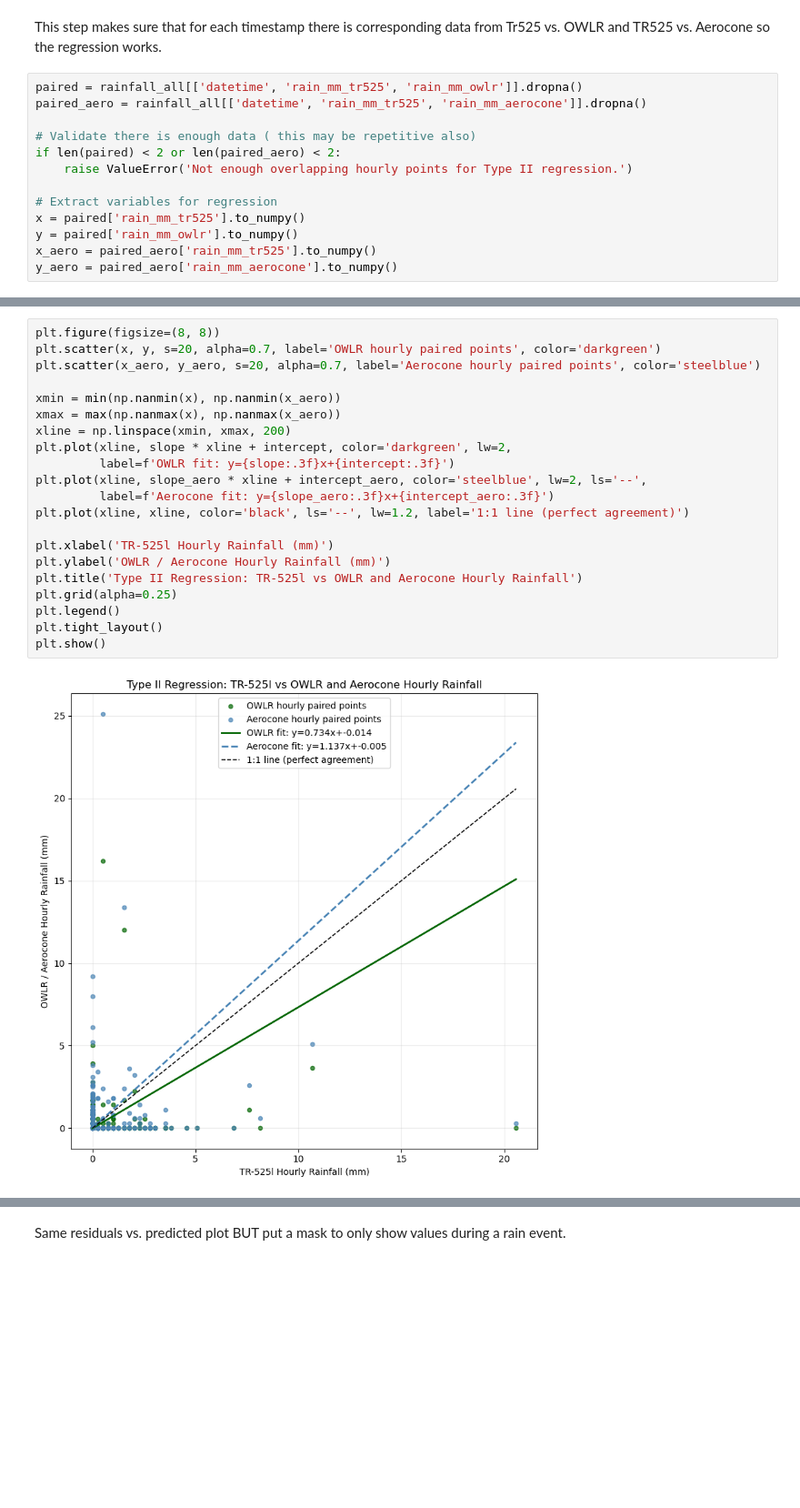
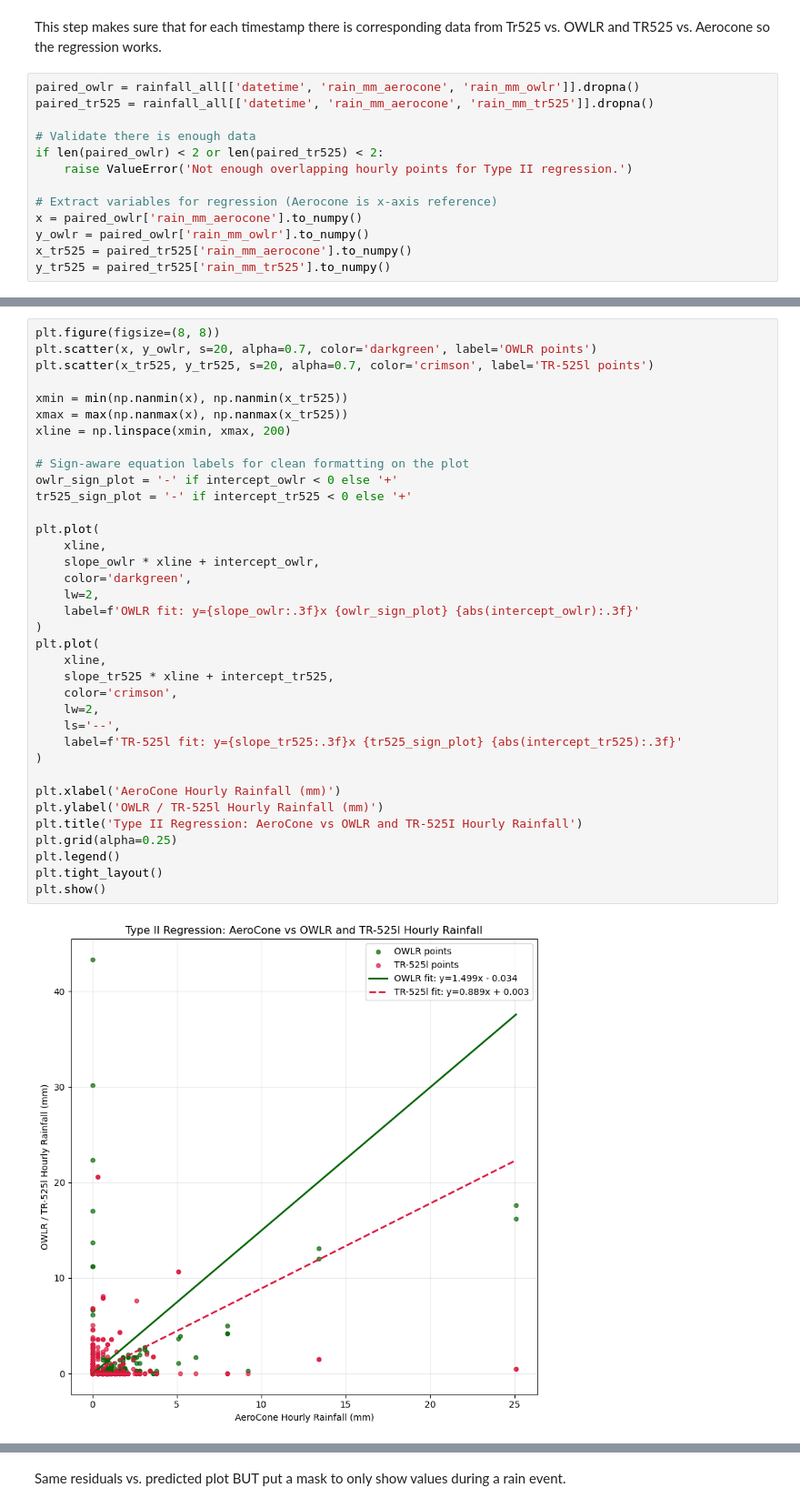
Before and after one commit to COAST-Lab/Open-Water-Level-and-Rainfall-Sensor, a Jupyter notebook: Data Analysis/rainfallAnalysisUpdated.ipynb, the cells around one changed output, grey strips where cells are left out. Shown at 91% size. Drawn from its saved outputs; the diff is of its cells as text; blank space fills up the shorter version.

```diff
--- a/Data Analysis/rainfallAnalysisUpdated.ipynb
+++ b/Data Analysis/rainfallAnalysisUpdated.ipynb
@@ -360,17 +562,17 @@ Assumes that all sensors have error
 # %% [markdown]
 This step makes sure that for each timestamp there is corresponding data from Tr525 vs. OWLR and TR525 vs. Aerocone so the regression works.
 # %%
-paired = rainfall_all[['datetime', 'rain_mm_tr525', 'rain_mm_owlr']].dropna()
-paired_aero = rainfall_all[['datetime', 'rain_mm_tr525', 'rain_mm_aerocone']].dropna()
+paired_owlr = rainfall_all[['datetime', 'rain_mm_aerocone', 'rain_mm_owlr']].dropna()
+paired_tr525 = rainfall_all[['datetime', 'rain_mm_aerocone', 'rain_mm_tr525']].dropna()
 
-# Validate there is enough data ( this may be repetitive also)
-if len(paired) < 2 or len(paired_aero) < 2:
+# Validate there is enough data
+if len(paired_owlr) < 2 or len(paired_tr525) < 2:
     raise ValueError('Not enough overlapping hourly points for Type II regression.')
 
-# Extract variables for regression
-x = paired['rain_mm_tr525'].to_numpy()
-y = paired['rain_mm_owlr'].to_numpy()
-x_aero = paired_aero['rain_mm_tr525'].to_numpy()
-y_aero = paired_aero['rain_mm_aerocone'].to_numpy()
+# Extract variables for regression (Aerocone is x-axis reference)
+x = paired_owlr['rain_mm_aerocone'].to_numpy()
+y_owlr = paired_owlr['rain_mm_owlr'].to_numpy()
+x_tr525 = paired_tr525['rain_mm_aerocone'].to_numpy()
+y_tr525 = paired_tr525['rain_mm_tr525'].to_numpy()
 # %%
 
@@ -437,25 +642,40 @@ Zero rainfall points (OWLR): 2678
 Zero residuals: 0
 # %%
 plt.figure(figsize=(8, 8))
-plt.scatter(x, y, s=20, alpha=0.7, label='OWLR hourly paired points', color='darkgreen')
-plt.scatter(x_aero, y_aero, s=20, alpha=0.7, label='Aerocone hourly paired points', color='steelblue')
+plt.scatter(x, y_owlr, s=20, alpha=0.7, color='darkgreen', label='OWLR points')
+plt.scatter(x_tr525, y_tr525, s=20, alpha=0.7, color='crimson', label='TR-525l points')
 
-xmin = min(np.nanmin(x), np.nanmin(x_aero))
-xmax = max(np.nanmax(x), np.nanmax(x_aero))
+xmin = min(np.nanmin(x), np.nanmin(x_tr525))
+xmax = max(np.nanmax(x), np.nanmax(x_tr525))
 xline = np.linspace(xmin, xmax, 200)
-plt.plot(xline, slope * xline + intercept, color='darkgreen', lw=2,
-         label=f'OWLR fit: y={slope:.3f}x+{intercept:.3f}')
-plt.plot(xline, slope_aero * xline + intercept_aero, color='steelblue', lw=2, ls='--',
-         label=f'Aerocone fit: y={slope_aero:.3f}x+{intercept_aero:.3f}')
-plt.plot(xline, xline, color='black', ls='--', lw=1.2, label='1:1 line (perfect agreement)')
 
-plt.xlabel('TR-525l Hourly Rainfall (mm)')
-plt.ylabel('OWLR / Aerocone Hourly Rainfall (mm)')
-plt.title('Type II Regression: TR-525l vs OWLR and Aerocone Hourly Rainfall')
+# Sign-aware equation labels for clean formatting on the plot
+owlr_sign_plot = '-' if intercept_owlr < 0 else '+'
+tr525_sign_plot = '-' if intercept_tr525 < 0 else '+'
+
+plt.plot(
+    xline,
+    slope_owlr * xline + intercept_owlr,
+    color='darkgreen',
+    lw=2,
+    label=f'OWLR fit: y={slope_owlr:.3f}x {owlr_sign_plot} {abs(intercept_owlr):.3f}'
+)
+plt.plot(
+    xline,
+    slope_tr525 * xline + intercept_tr525,
+    color='crimson',
+    lw=2,
+    ls='--',
+    label=f'TR-525l fit: y={slope_tr525:.3f}x {tr525_sign_plot} {abs(intercept_tr525):.3f}'
+)
+
+plt.xlabel('AeroCone Hourly Rainfall (mm)')
+plt.ylabel('OWLR / TR-525l Hourly Rainfall (mm)')
+plt.title('Type II Regression: AeroCone vs OWLR and TR-525I Hourly Rainfall')
 plt.grid(alpha=0.25)
 plt.legend()
 plt.tight_layout()
 plt.show()
 # %% [output]
-[figure, old version]
+[figure, new version]
 # %% [markdown]
```
Also changed, not shown: parts of 53 cells of this notebook, 9 other files.
